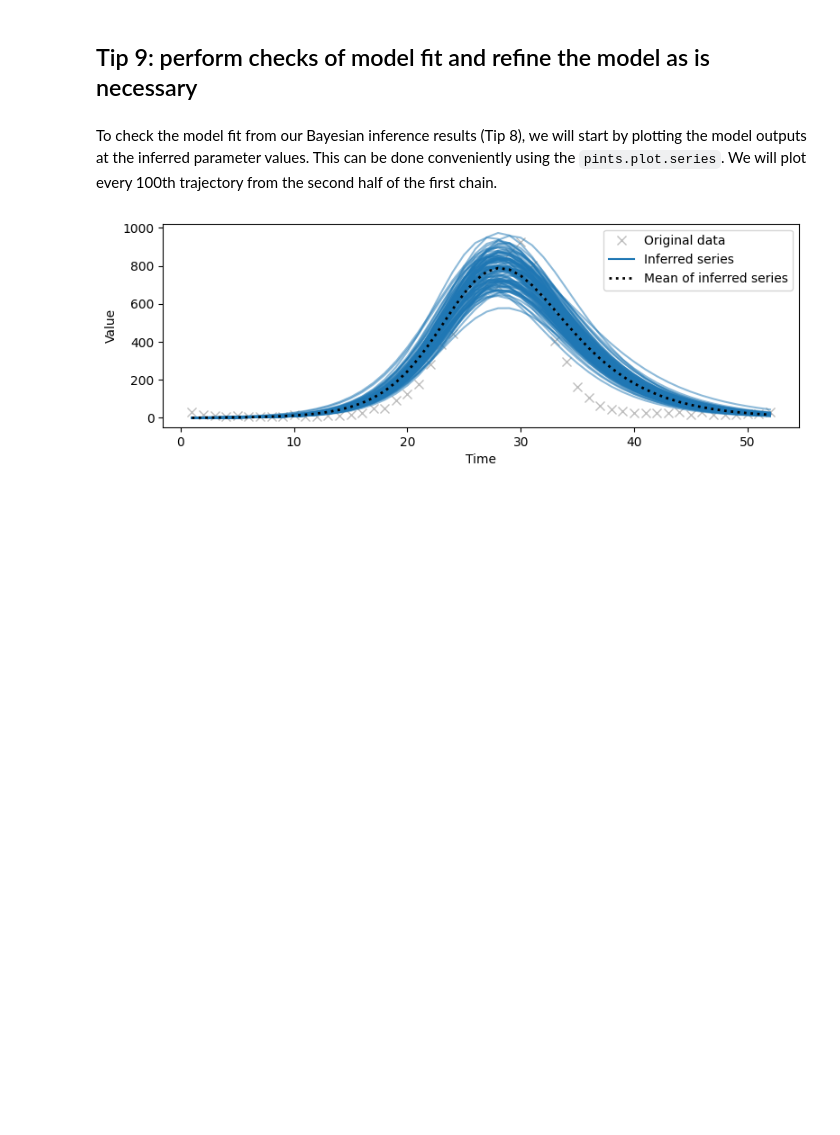
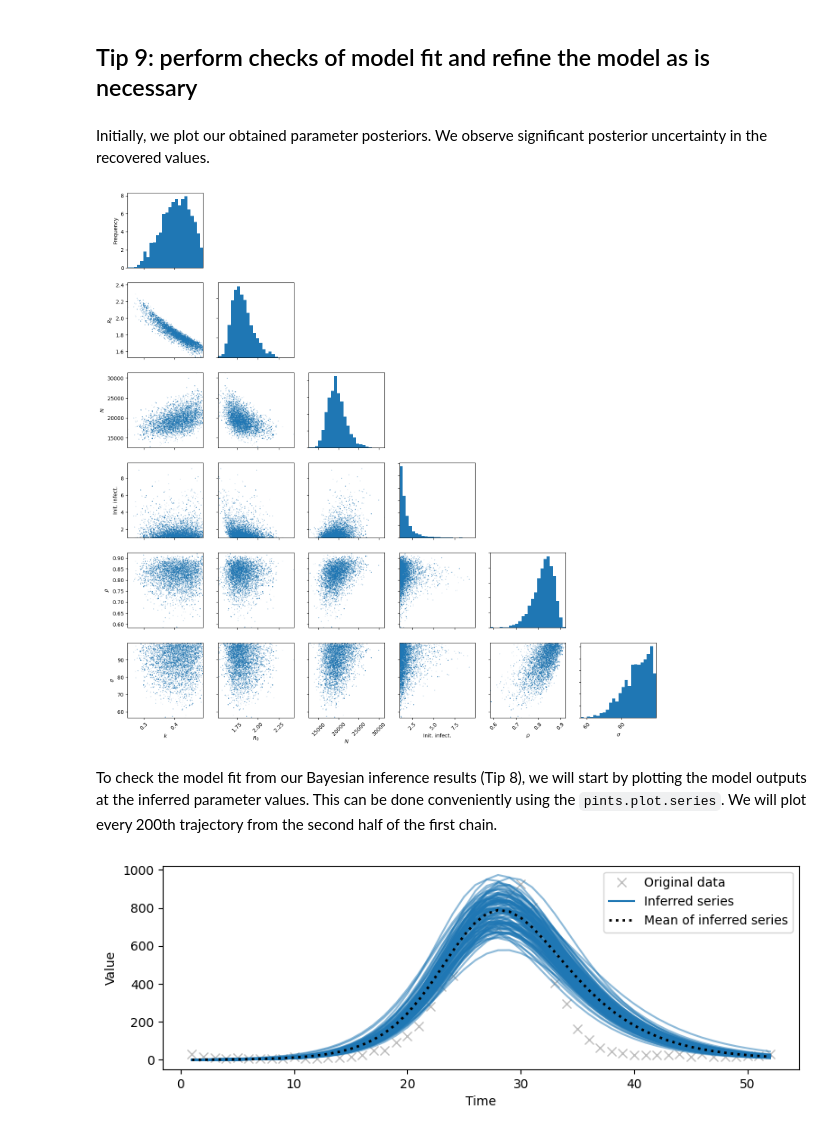
Before and after one commit to rccreswell/ode_inference_rules, a Jupyter notebook: notebook.ipynb, the cells around one changed output. Cells and saved outputs as stored; diff of their text form; code cells hidden in the pictures; blank space fills up the shorter version.

```diff
--- a/notebook.ipynb
+++ b/notebook.ipynb
@@ -845,8 +846,15 @@ Having made these changes to our MCMC procedure, we observe improvements in $\ha
 The $R_0$ is around 1.5--2.0. The inferred population size, of around 20000, is well below the actual population of Bombay at the time, which was about 1 million. This may be explained if large fractions of the full Bombay population did not thoroughly mix with the diseased, had prior immunity or resistance to the plague, or fled the city. We inferred a low number of initial infectious. Finally, our results for inferring the noise model parameters show high inferred autocorrelation.
 # %% [markdown]
 ## Tip 9: perform checks of model fit and refine the model as is necessary
+# %% [markdown]
+Initially, we plot our obtained parameter posteriors. We observe significant posterior uncertainty in the recovered values.
+# %%
+pints.plot.pairwise(chains[0, num_samples//2:, :], parameter_names=m.param_names + [r'$\rho$', r'$\sigma$'])
+plt.show()
+# %% [output]
+[figure, added]
 # %% [markdown]
-To check the model fit from our Bayesian inference results (Tip 8), we will start by plotting the model outputs at the inferred parameter values. This can be done conveniently using the `pints.plot.series`. We will plot every 100th trajectory from the second half of the first chain.
+To check the model fit from our Bayesian inference results (Tip 8), we will start by plotting the model outputs at the inferred parameter values. This can be done conveniently using the `pints.plot.series`. We will plot every 200th trajectory from the second half of the first chain.
 # %%
 pints.plot.series(chains[0, num_samples//2:, :], problem, thinning=200)
 plt.show()
```
Also changed, not shown: parts of 20 cells of this notebook.
